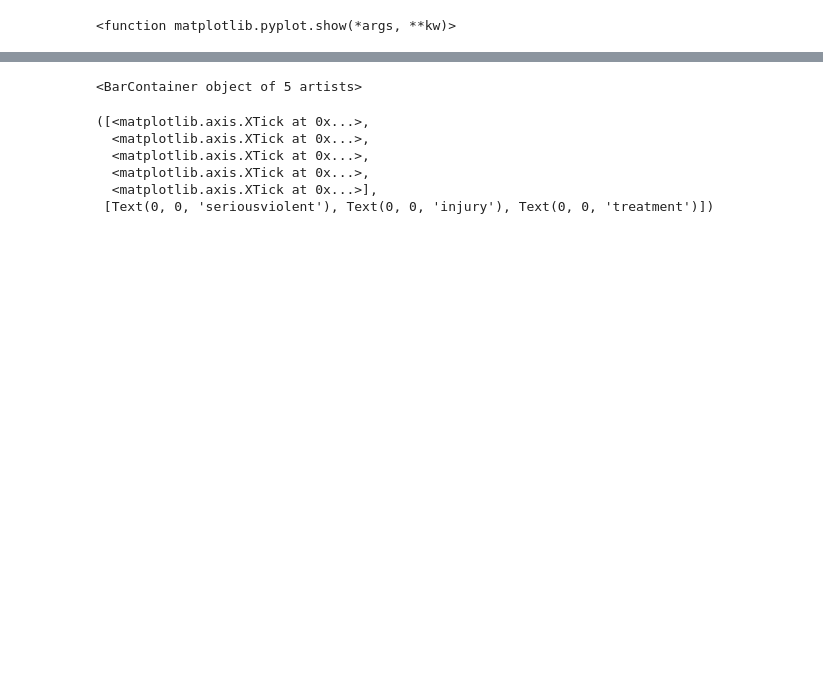
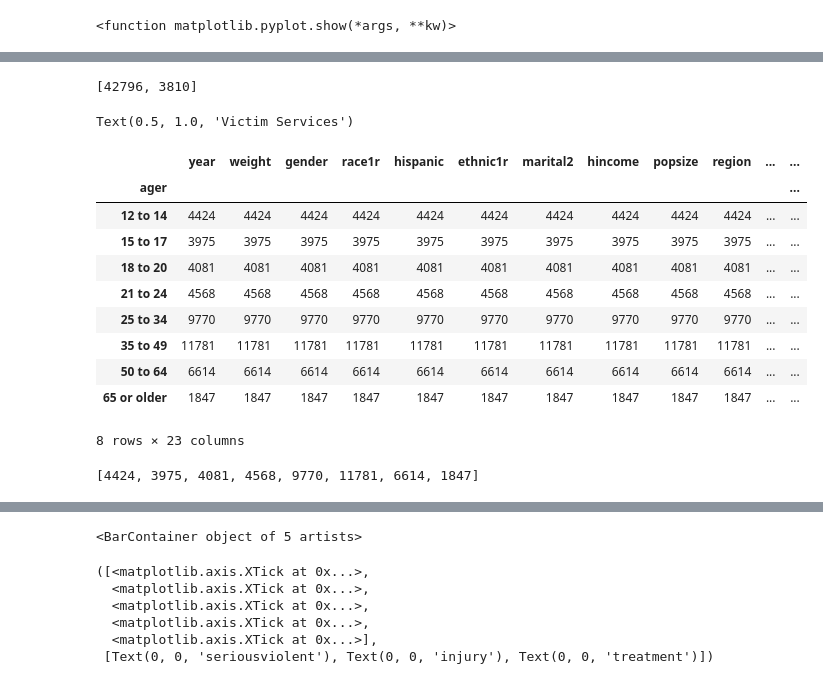
Before and after one commit to SyFlores/Crime_Victimization_and_the_Stock_Market, a Jupyter notebook: Analysis/CleanDataWIthMeaningfulCells_SimplePlotting.ipynb, the cells around one changed output, grey strips where cells are left out. Cells and saved outputs as stored; diff of their text form; code cells hidden in the pictures; blank space fills up the shorter version.

Commit message:
Some pie plots have errors

```diff
--- a/Analysis/CleanDataWIthMeaningfulCells_SimplePlotting.ipynb
+++ b/Analysis/CleanDataWIthMeaningfulCells_SimplePlotting.ipynb
@@ -203,6 +211,3 @@ plt.pie(gender_count, labels=labels)
 # %%
 #Pie Chart 2: "Race"
-race1r_vic = df.groupby('race1r')
-race1r_vic = race1r_vic.count()
-df["race1r_vic"] = df['race1r_vic'].astype(float)
-race1r_group#.f['DataFrame race1r'] = df['DataFrame race1r'].astype(float)
+race_df = df.groupby('race1r').count()
@@ -288,0 +243,4 @@ plt.xticks(tick_locations, cities)
+# %%
+#weapon_df = weapon_df["year"].tolist()
+type("weapon_df")
+df["weapon_df"] = df['weapon_df'].astype(float)
@@ -288,0 +249,7 @@ plt.xticks(tick_locations, cities)
+# %%
+#KeyError: 'weapon_df'
+labels = ["Offender did not have weapon", "Offender had a weapon", "Don't know"]
+df["weapon_df"] = df["weapon_df"].astype(float)
+weapon_df = weapon_df["year"].tolist()
+
+plt.pie(weapon_df,labels=labels)
@@ -288,0 +282,11 @@ plt.xticks(tick_locations, cities)
+# %%
+labels = ["Services received from victim service agencies", "No services received from victim service agencies"]
+vic_serv_df = vic_serv_df["year"].tolist()
+vic_serv_df
+# %% [output]
+[42796, 3810]
+# %%
+plt.pie(vic_serv_df, labels=labels)
+plt.title("Victim Services", bbox={'facecolor':'0.8', 'pad':5})
+# %% [output]
+Text(0.5, 1.0, 'Victim Services')
@@ -288,0 +295,23 @@ plt.xticks(tick_locations, cities)
+# %%
+# Basic pie charts on the ager and newcrime variables
+# Pie Chart "Age of victim"
+ager_df = df.groupby("ager").count()
+ager_df
+# %% [output]
+|  | year | weight | gender | race1r | hispanic | ethnic1r | marital2 | hincome | popsize | region | ... | ... |
+| ager |  |  |  |  |  |  |  |  |  |  |  | ... |
+| 12 to 14 | 4424 | 4424 | 4424 | 4424 | 4424 | 4424 | 4424 | 4424 | 4424 | 4424 | ... | ... |
+| 15 to 17 | 3975 | 3975 | 3975 | 3975 | 3975 | 3975 | 3975 | 3975 | 3975 | 3975 | ... | ... |
+| 18 to 20 | 4081 | 4081 | 4081 | 4081 | 4081 | 4081 | 4081 | 4081 | 4081 | 4081 | ... | ... |
+| 21 to 24 | 4568 | 4568 | 4568 | 4568 | 4568 | 4568 | 4568 | 4568 | 4568 | 4568 | ... | ... |
+| 25 to 34 | 9770 | 9770 | 9770 | 9770 | 9770 | 9770 | 9770 | 9770 | 9770 | 9770 | ... | ... |
+| 35 to 49 | 11781 | 11781 | 11781 | 11781 | 11781 | 11781 | 11781 | 11781 | 11781 | 11781 | ... | ... |
+| 50 to 64 | 6614 | 6614 | 6614 | 6614 | 6614 | 6614 | 6614 | 6614 | 6614 | 6614 | ... | ... |
+| 65 or older | 1847 | 1847 | 1847 | 1847 | 1847 | 1847 | 1847 | 1847 | 1847 | 1847 | ... | ... |
+8 rows × 23 columns
+# %%
+labels = ["12 to 14", "15 to 17", "18 to 20", "21 to 24", "25 to 34", "35 to 49", "50 to 64", "65 or older"]
+ager_df = ager_df["year"].tolist()
+ager_df
+# %% [output]
+[4424, 3975, 4081, 4568, 9770, 11781, 6614, 1847]
```
Also changed, not shown: parts of 44 cells of this notebook, 7 other files.
